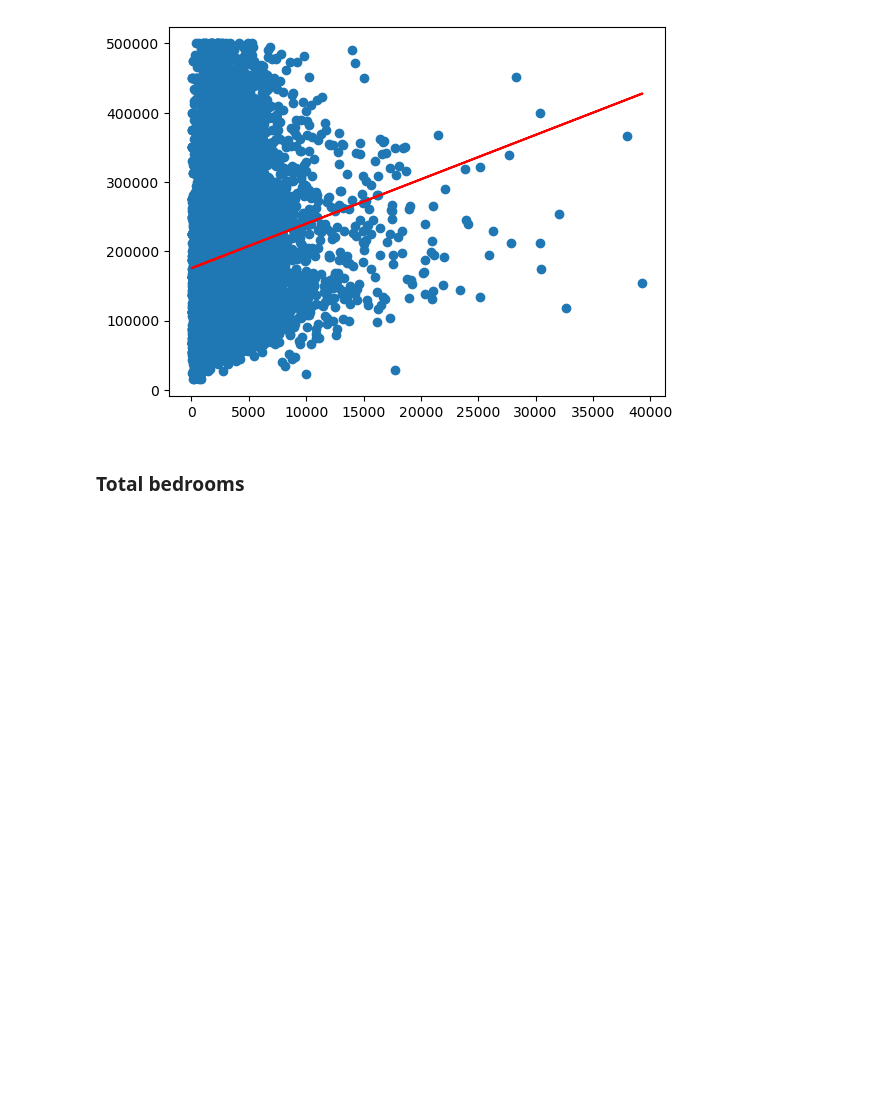
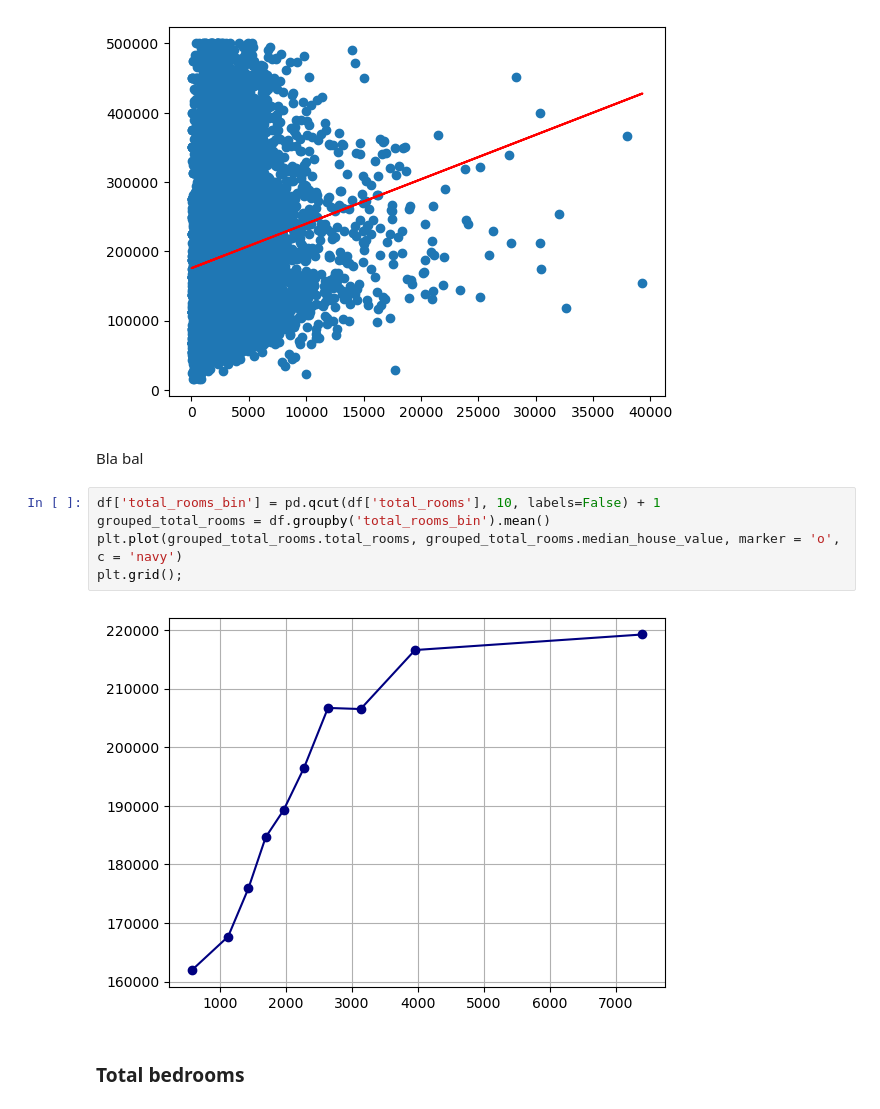
Before and after one commit to LuisMB09/lab_aprendizaje_estadistico, a Jupyter notebook: Tarea_1.ipynb, the cells around one changed output. Drawn from its saved outputs; the diff is of its cells as text; blank space fills up the shorter version.

```diff
--- a/Tarea_1.ipynb
+++ b/Tarea_1.ipynb
@@ -116,6 +107,15 @@ plt.plot(X, model.predict(X), color='red')
 # %% [output]
 [<matplotlib.lines.Line2D at 0x...>]
 [figure]
+# %% [markdown]
+Bla bal
+# %%
+df['total_rooms_bin'] = pd.qcut(df['total_rooms'], 10, labels=False) + 1
+grouped_total_rooms = df.groupby('total_rooms_bin').mean()
+plt.plot(grouped_total_rooms.total_rooms, grouped_total_rooms.median_house_value, marker = 'o', c = 'navy')
+plt.grid();
+# %% [output]
+[figure, added]
 # %% [markdown]
 ### Total bedrooms
 # %%
```
Also changed, not shown: parts of 10 cells of this notebook.
